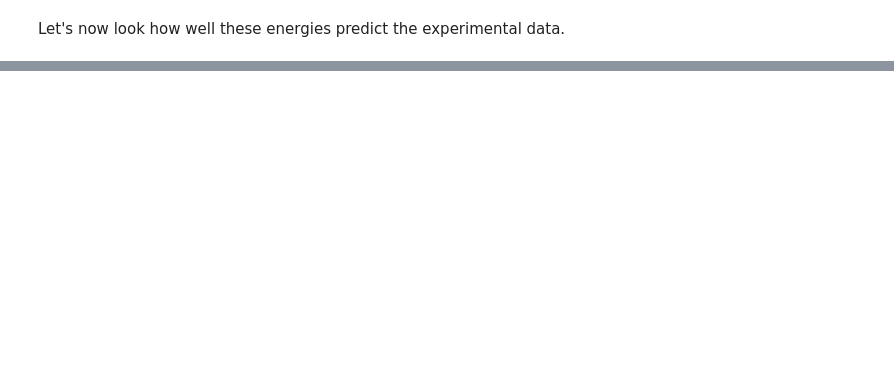
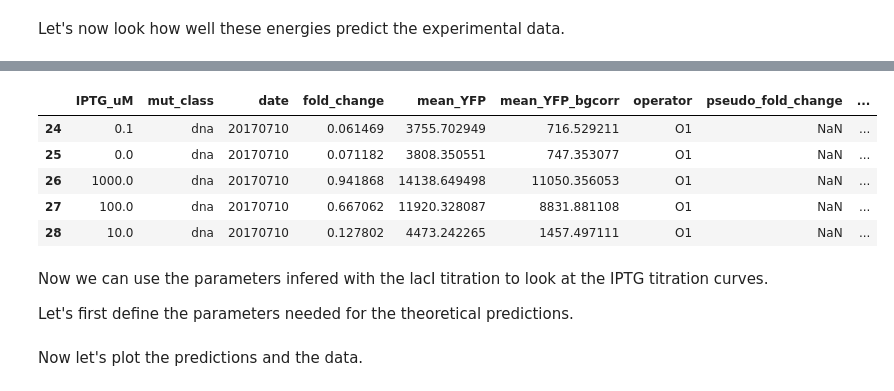
Before and after one commit to RPGroup-PBoC/mwc_mutants, a Jupyter notebook: code/analysis/dna_binding_energy_fitting.ipynb, the cells around one changed output, grey strips where cells are left out. Saved outputs shown, nothing was run; the diff lists cells and outputs as text; code cells hidden in the pictures; blank space fills up the shorter version.

Commit message:
testing predictions for DNA binding mutants. Predictions fail so far

```diff
--- a/code/analysis/dna_binding_energy_fitting.ipynb
+++ b/code/analysis/dna_binding_energy_fitting.ipynb
@@ -461,0 +472,18 @@ for group, data in df_group:
+# %%
+# Read the data
+df_iptg = pd.read_csv('../../data/flow_master.csv', index_col=0)
+# Remove the auto and delta values
+df_iptg = df_iptg[(df_iptg.operator == 'O1') & (df_iptg.date > 20170701)]
+df_iptg = df_iptg[(df_iptg.strain != 'auto') & (df_iptg.strain != 'delta')]
+df_iptg.head()
+# %% [output]
+|  | IPTG_uM | mut_class | date | fold_change | mean_YFP | mean_YFP_bgcorr | operator | pseudo_fold_change | ... |
+| 24 | 0.1 | dna | 20170710 | 0.061469 | 3755.702949 | 716.529211 | O1 | NaN | ... |
+| 25 | 0.0 | dna | 20170710 | 0.071182 | 3808.350551 | 747.353077 | O1 | NaN | ... |
+| 26 | 1000.0 | dna | 20170710 | 0.941868 | 14138.649498 | 11050.356053 | O1 | NaN | ... |
+| 27 | 100.0 | dna | 20170710 | 0.667062 | 11920.328087 | 8831.881108 | O1 | NaN | ... |
+| 28 | 10.0 | dna | 20170710 | 0.127802 | 4473.242265 | 1457.497111 | O1 | NaN | ... |
+# %% [markdown]
+Now we can use the parameters infered with the lacI titration to look at the IPTG titration curves.
+
+Let's first define the parameters needed for the theoretical predictions.
@@ -461,0 +500,2 @@ for group, data in df_group:
+# %% [markdown]
+Now let's plot the predictions and the data.
```
Also changed, not shown: parts of 11 cells of this notebook.
